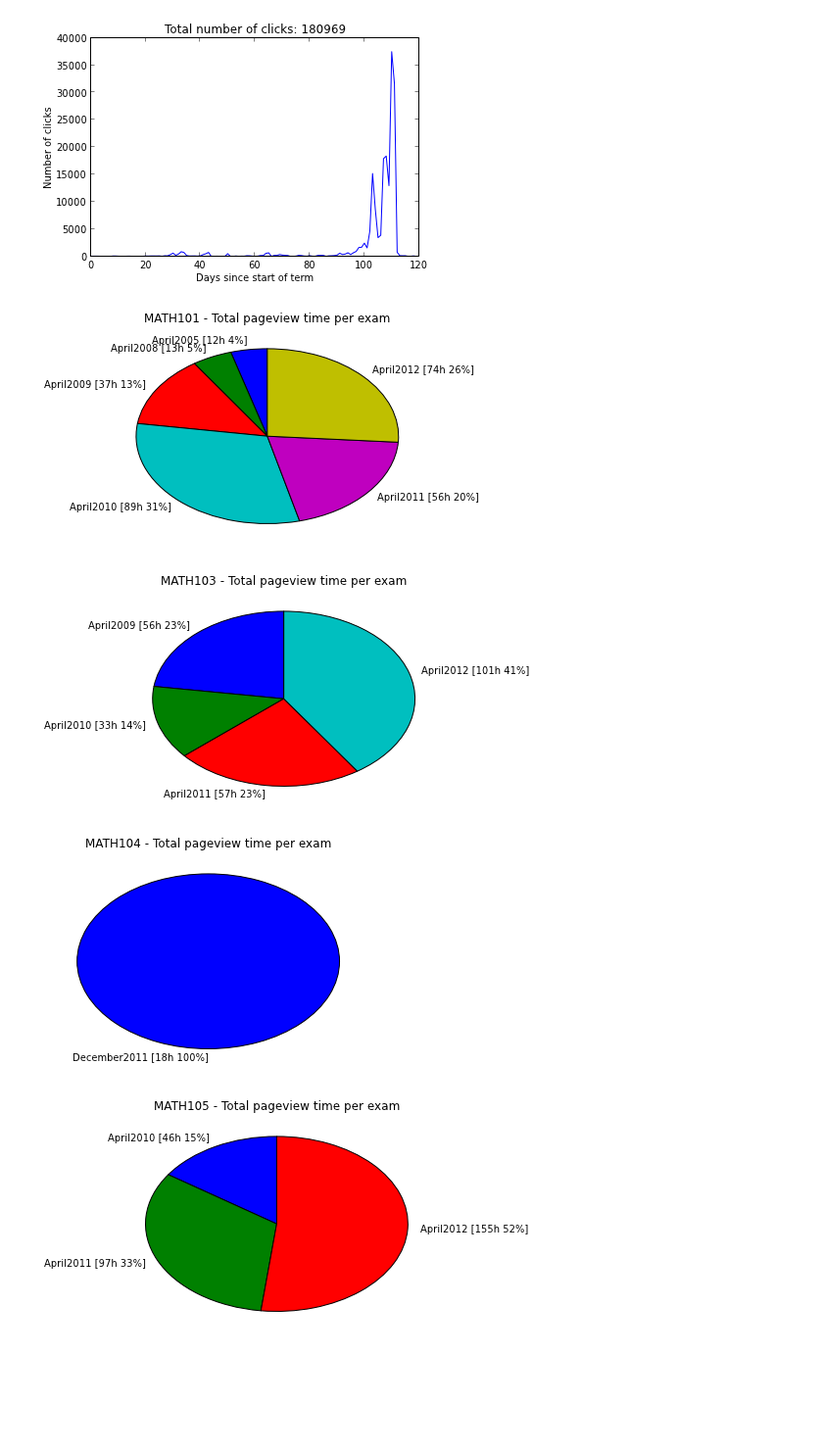
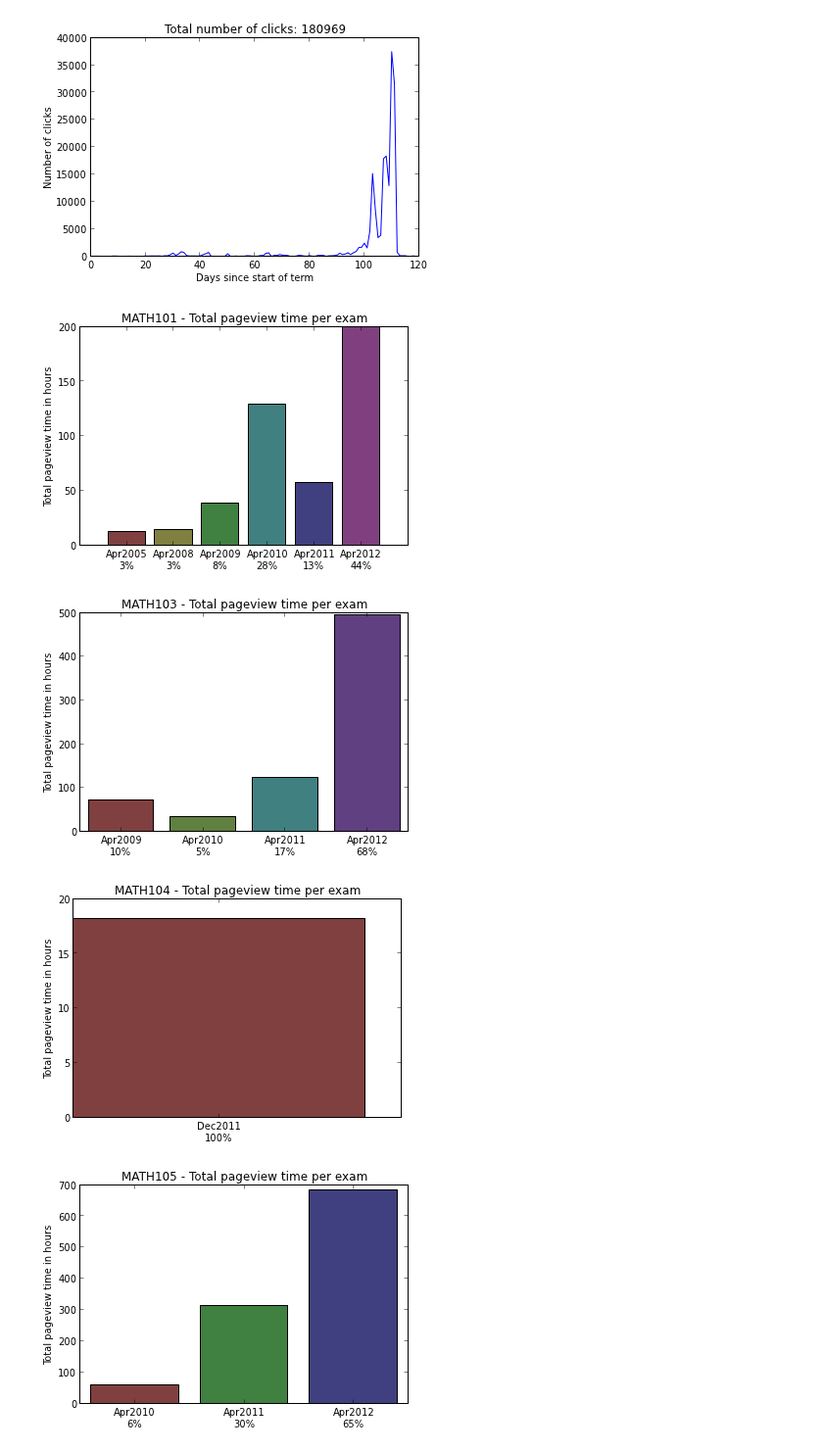
Before and after one commit to MathEducationResources/google-analytics, a Jupyter notebook: global_dict.ipynb, the cells around one changed output. Shown at 98% size. Saved outputs shown, nothing was run; the diff lists cells and outputs as text; code cells hidden in the pictures; blank space fills up the shorter version.

Commit message:
bar charts are a little nicer

```diff
--- a/global_dict.ipynb
+++ b/global_dict.ipynb
@@ -16,9 +16,9 @@ plot_clicks(my_clicks)
 # %%
 for course in list_courses(my_dict):
     fig, ax = plt.subplots(1,1)
-    plot_visit_duration_dist(my_dict, course, 'pie', False)
+    plot_visit_duration_dist(my_dict, course, 'bar')
 # %% [output]
-[figure, old version]
+[figure, new version]
-[figure, old version]
+[figure, new version]
-[figure, old version]
+[figure, new version]
-[figure, old version]
+[figure, new version]
```
Also changed, not shown: parts of 1 cell of this notebook.
